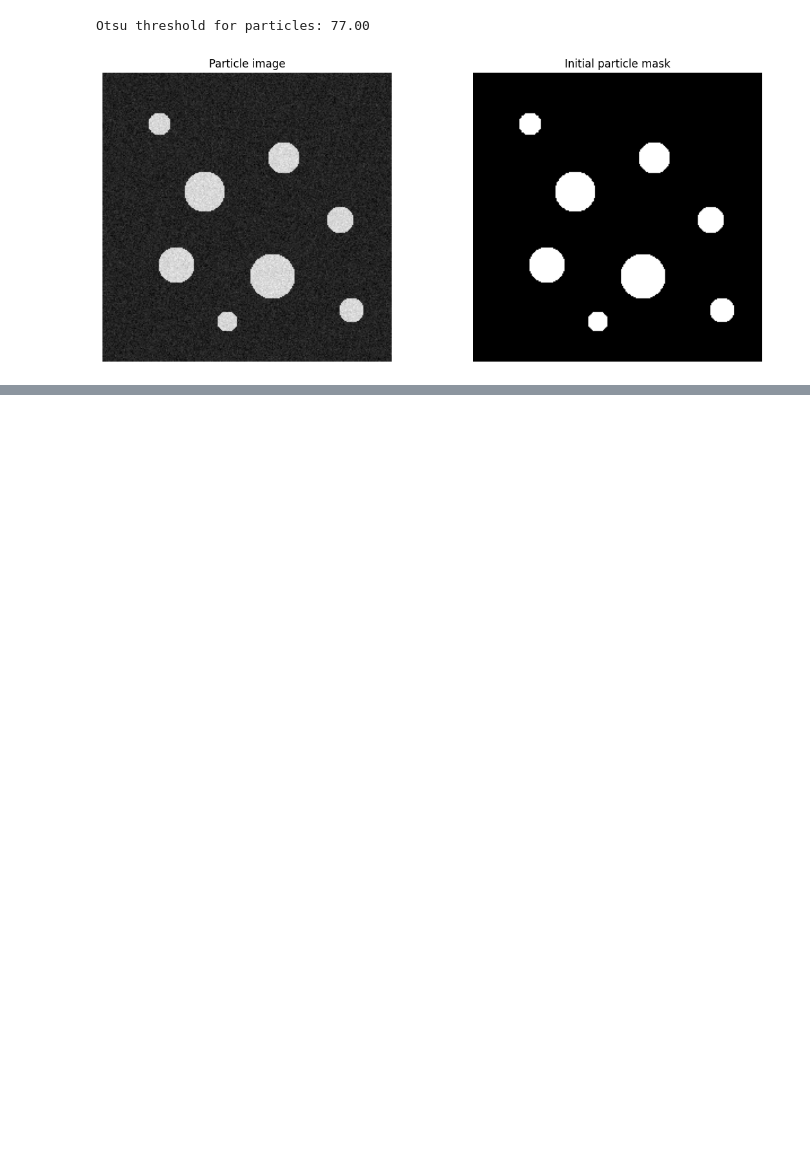
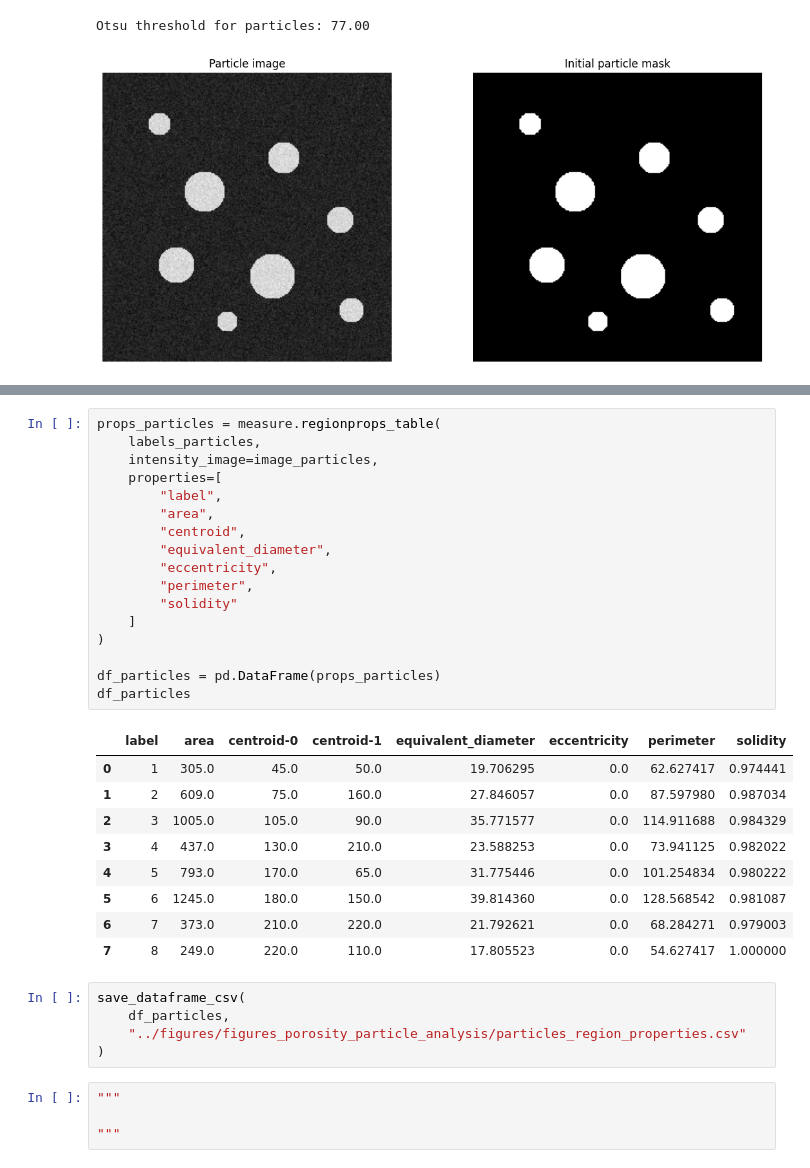
Before and after one commit to peterzm/ai-imaging-portfolio, a Jupyter notebook: 04_segmentation/notebooks/06_porosity_particle_analysis.ipynb, the cells around one changed output, grey strips where cells are left out. Saved outputs shown, nothing was run; the diff lists cells and outputs as text; blank space fills up the shorter version.

```diff
--- a/04_segmentation/notebooks/06_porosity_particle_analysis.ipynb
+++ b/04_segmentation/notebooks/06_porosity_particle_analysis.ipynb
@@ -304,0 +331,36 @@ Otsu threshold for particles: 77.00
+# %%
+props_particles = measure.regionprops_table(
+    labels_particles,
+    intensity_image=image_particles,
+    properties=[
+        "label",
+        "area",
+        "centroid",
+        "equivalent_diameter",
+        "eccentricity",
+        "perimeter",
+        "solidity"
+    ]
+)
+
+df_particles = pd.DataFrame(props_particles)
+df_particles
+# %% [output]
+|  | label | area | centroid-0 | centroid-1 | equivalent_diameter | eccentricity | perimeter | solidity |
+| 0 | 1 | 305.0 | 45.0 | 50.0 | 19.706295 | 0.0 | 62.627417 | 0.974441 |
+| 1 | 2 | 609.0 | 75.0 | 160.0 | 27.846057 | 0.0 | 87.597980 | 0.987034 |
+| 2 | 3 | 1005.0 | 105.0 | 90.0 | 35.771577 | 0.0 | 114.911688 | 0.984329 |
+| 3 | 4 | 437.0 | 130.0 | 210.0 | 23.588253 | 0.0 | 73.941125 | 0.982022 |
+| 4 | 5 | 793.0 | 170.0 | 65.0 | 31.775446 | 0.0 | 101.254834 | 0.980222 |
+| 5 | 6 | 1245.0 | 180.0 | 150.0 | 39.814360 | 0.0 | 128.568542 | 0.981087 |
+| 6 | 7 | 373.0 | 210.0 | 220.0 | 21.792621 | 0.0 | 68.284271 | 0.979003 |
+| 7 | 8 | 249.0 | 220.0 | 110.0 | 17.805523 | 0.0 | 54.627417 | 1.000000 |
+# %%
+save_dataframe_csv(
+    df_particles,
+    "../figures/figures_porosity_particle_analysis/particles_region_properties.csv"
+)
+# %%
+"""
+
+"""
```
Also changed, not shown: parts of 2 cells of this notebook, 4 other files.
